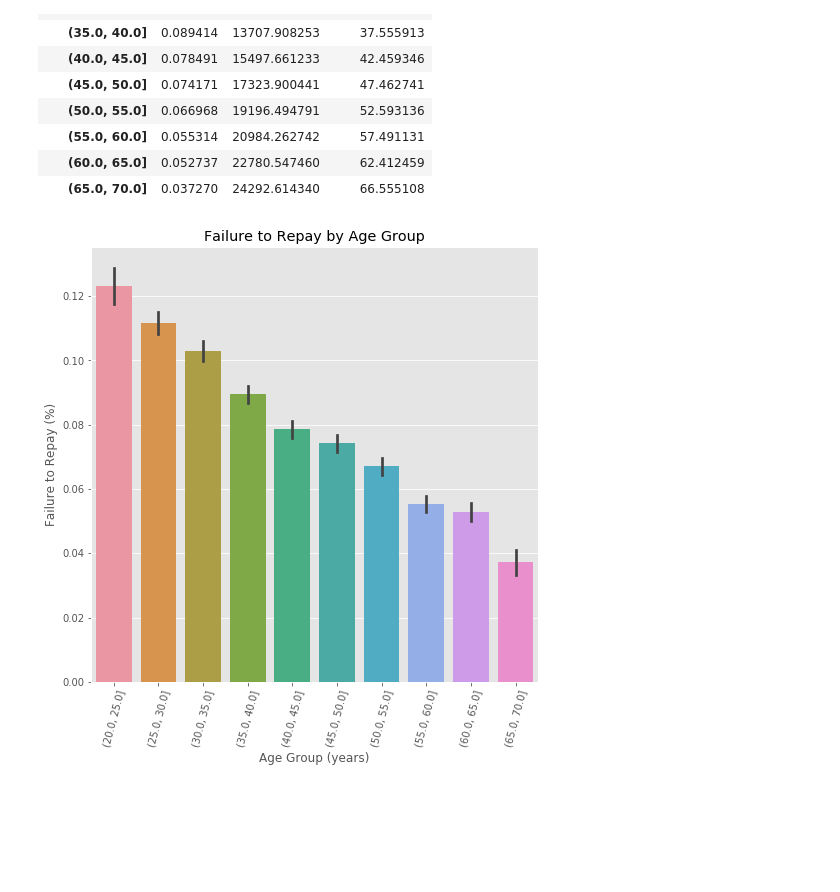
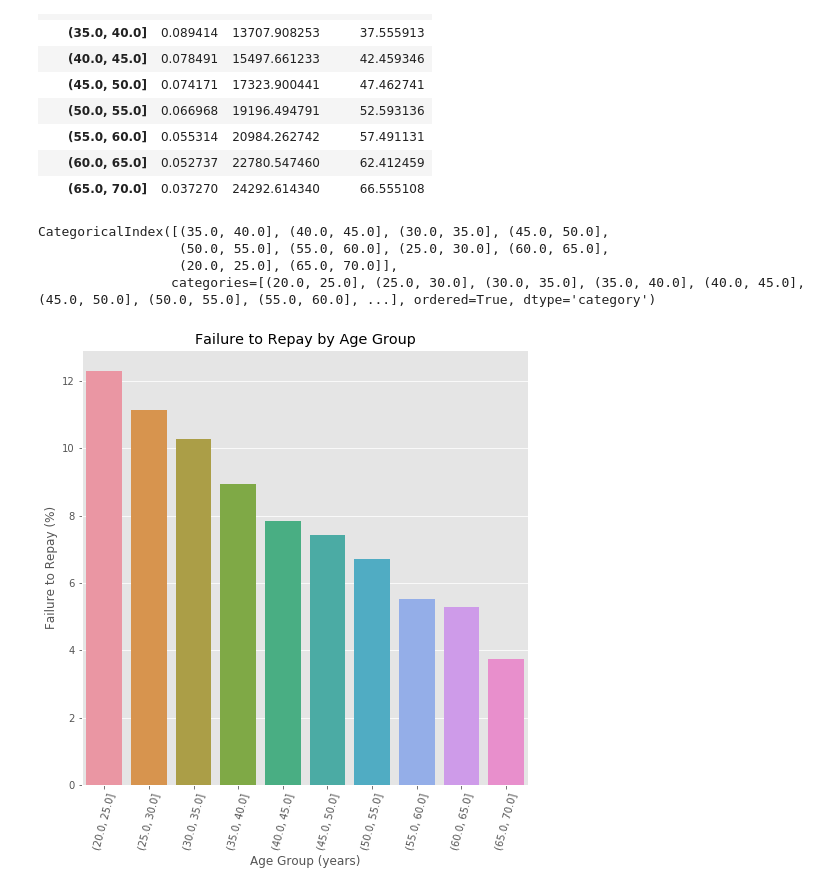
Before and after one commit to var0220/ML100Days, a Jupyter notebook: homework/Day_016_HW.ipynb, the cells around one changed output. Drawn from its saved outputs; the diff is of its cells as text; code cells hidden in the pictures; blank space fills up the shorter version.

```diff
--- a/homework/Day_016_HW.ipynb
+++ b/homework/Day_016_HW.ipynb
@@ -114,19 +114,27 @@ age_groups
 | (55.0, 60.0] | 0.055314 | 20984.262742 | 57.491131 |
 | (60.0, 65.0] | 0.052737 | 22780.547460 | 62.412459 |
 | (65.0, 70.0] | 0.037270 | 24292.614340 | 66.555108 |
+# %%
+age_data['YEARS_BINNED'].value_counts().index
+#age_groups.index.astype(str)
+# %% [output]
+CategoricalIndex([(35.0, 40.0], (40.0, 45.0], (30.0, 35.0], (45.0, 50.0],
+                  (50.0, 55.0], (55.0, 60.0], (25.0, 30.0], (60.0, 65.0],
+                  (20.0, 25.0], (65.0, 70.0]],
+                 categories=[(20.0, 25.0], (25.0, 30.0], (30.0, 35.0], (35.0, 40.0], (40.0, 45.0], (45.0, 50.0], (50.0, 55.0], (55.0, 60.0], ...], ordered=True, dtype='category')
 # %%
 plt.figure(figsize = (8, 8))
 
 # 以年齡區間為 x, target 為 y 繪製 barplot
 """
 Your Code Here
 """
-px = age_data['YEARS_BINNED']
-py = age_data['TARGET']
+px = age_groups.index.astype(str)
+py = 100* age_groups['TARGET']
 sns.barplot(px, py)
 
 # Plot labeling
 plt.xticks(rotation = 75); plt.xlabel('Age Group (years)'); plt.ylabel('Failure to Repay (%)')
 plt.title('Failure to Repay by Age Group');
 # %% [output]
-[figure, old version]
+[figure, new version]
```
